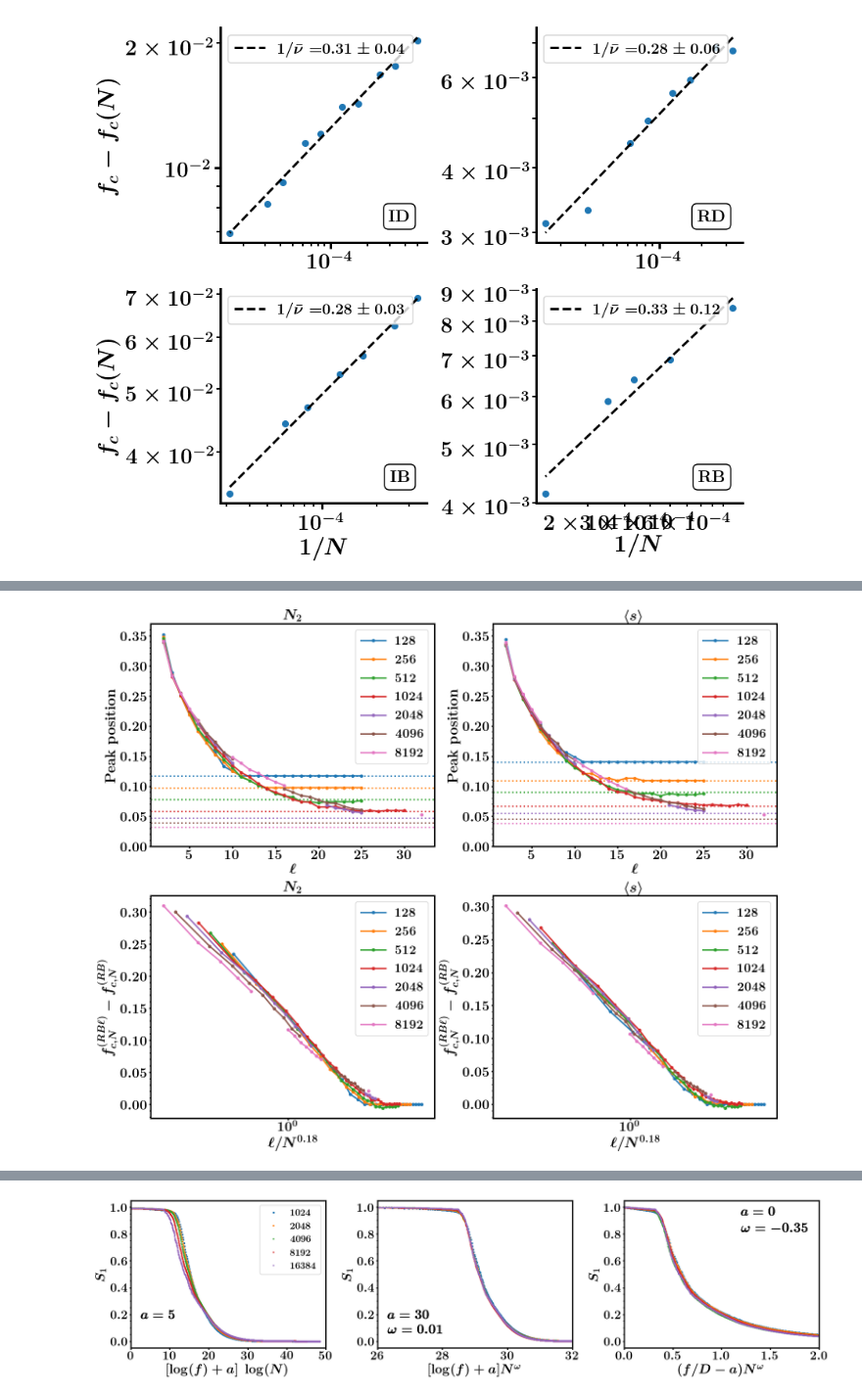
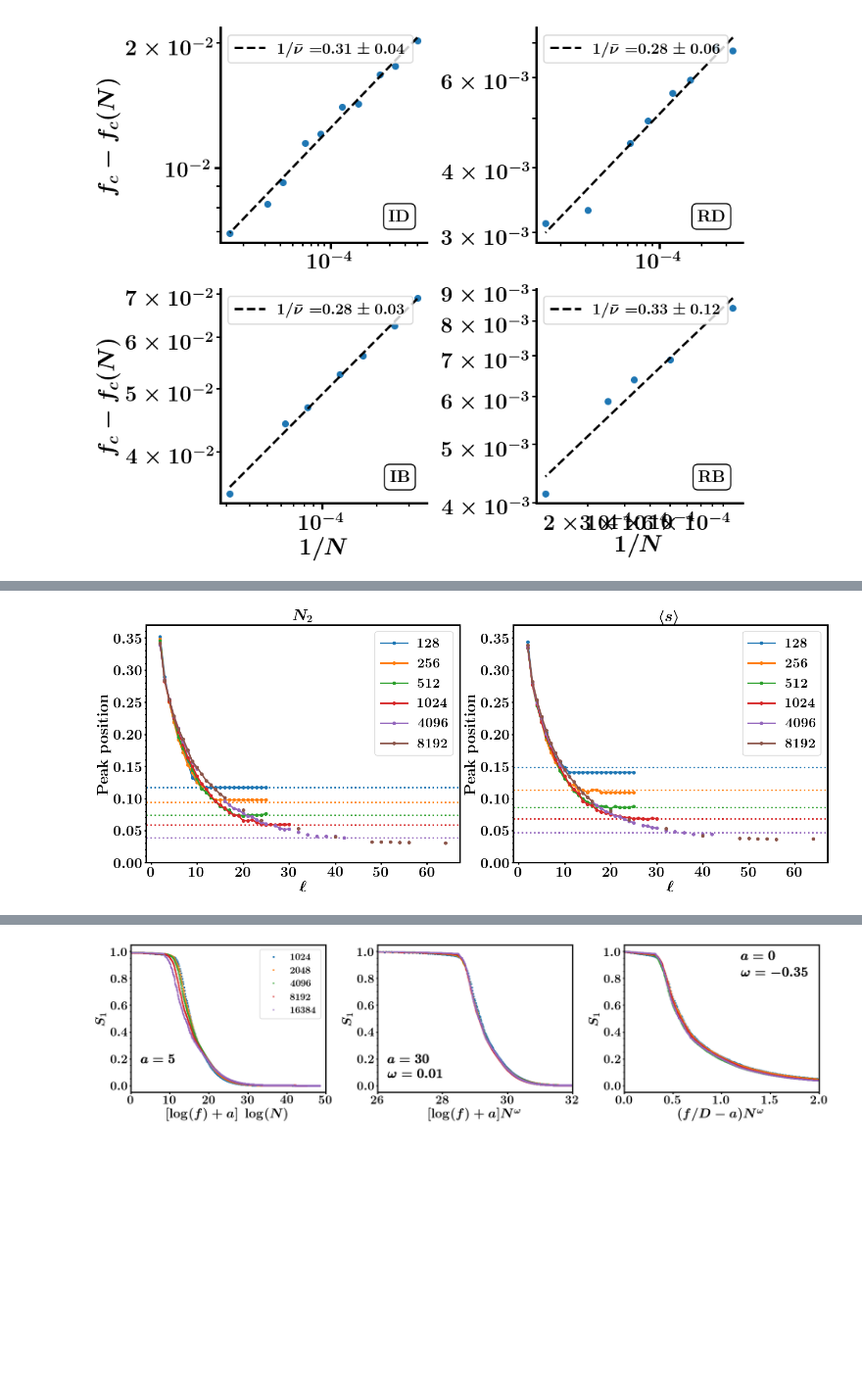
Before and after one commit to nahuelalmeira/dismantlingScaling, a Jupyter notebook: python/Figs_planar.ipynb, the cells around one changed output, grey strips where cells are left out. Shown at 98% size. Saved outputs shown, nothing was run; the diff lists cells and outputs as text; code cells hidden in the pictures; blank space fills up the shorter version.

```diff
--- a/python/Figs_planar.ipynb
+++ b/python/Figs_planar.ipynb
@@ -847,6 +475,0 @@ attacks = [
-# %%
-all_comp_sizes_dict = {}
-comp_dist_log = {}
-for attack in attacks:
-    comp_dist_log[attack] = {}
-    all_comp_sizes_dict[attack] = {}
@@ -1492,13 +593,0 @@ for N in N_values:
-# %%
-N_values = [128, 256, 512, 1024, 2048, 4096, 8192, 16384]
-#N_values = [16384]
-iterations = 10
-meanl_values = {}
-for N in N_values:
-    meanls = np.zeros(iterations)
-    for i in range(iterations):
-        g = create_proximity_graph('PDT', N=N)
-        meanl = g.average_path_length(directed=False)
-        meanls[i] = meanl
-    print(N, meanls.mean())
-    meanl_values[N] = meanls
@@ -1564,7 +664,7 @@ net_type = 'DT'
 param = 'param'
 #attacks = ['BtwU_cutoff{}'.format(i) for i in range(2, 6)]
 n_seeds = 10000
-N_values = [128, 256, 512, 1024, 2048, 4096, 8192]
+N_values = [128, 256, 512, 1024, 4096, 8192]
 Bi_range = np.arange(2, 70)
 measures = ['Nsec',  'meanS']
 peak_positions = {}
@@ -1577,88 +677,59 @@ for measure in measures:
         for l in Bi_range:
             attack = 'BtwU_cutoff{}'.format(l)
             try:
-                df = load_dataframe(attack, N, param, net_type=net_type, fast=True, n_seeds=n_seeds)
-                idx = df[measure].idxmax()
-                peak_pos = df.f[idx]
-            except:
+                df = load_dataframe(net_type, N, param, attack)
                 try:
-                    df = load_dataframe(attack, N, param, net_type=net_type, fast=True, n_seeds=n_seeds//10)
                     idx = df[measure].idxmax()
                     peak_pos = df.f[idx]
                 except:
-                    peak_pos = np.NaN
+                    print(df[measure])
+                    print(attack, N)
+                    raise
+
+            except FileNotFoundError:
+                peak_pos = np.NaN
 
 
             peak_positions[measure][N].append(peak_pos)
         attack = 'BtwU'
         try:
-            df = load_dataframe(attack, N, param, net_type=net_type, fast=True, n_seeds=n_seeds)
-        except:
-            pass
-        try:
-            df = load_dataframe(attack, N, param, net_type=net_type, fast=True, n_seeds=n_seeds//10)
-        except:
-             pass
-        #    df = load_dataframe(attack, N, param, net_type=net_type, fast=True, n_seeds=n_seeds//100)
-
-        idx = df[measure].idxmax()
-        peak_pos = df.f[idx]
-        peak_positions_inf[measure][N] = peak_pos
+            df = load_dataframe(net_type, N, param, attack, min_nseeds=10000)
+            idx = df[measure].idxmax()
+            peak_pos = df.f[idx]
+            peak_positions_inf[measure][N] = peak_pos
+        except FileNotFoundError:
+            peak_positions_inf[measure][N] = np.NaN
 
 
 ncols = 2
-nrows = 2
-fig, all_axes = plt.subplots(figsize=(10*ncols,8*nrows), ncols=ncols, nrows=nrows)
+nrows = 1
+fig, axes = plt.subplots(figsize=(10*ncols,8*nrows), ncols=ncols, nrows=nrows)
 
-axes = all_axes[0]
 for j, measure in enumerate(measures):
     ax = axes[j]
     #ax.set_xlim(1, 5)
     #ax.set_ylim(0.2, 0.3)
     ax.set_ylim(0, 0.37)
     ax.set_xlabel(r'$\ell$')
     ax.set_ylabel(r'$\mathrm{Peak\;position}$')
     ax.set_title(measures_dict[measure], fontsize=30)
     for i, N in enumerate(N_values):
         #ax.set_yscale('log')
         #ax.set_xscale('log')
         #ax.axvline(diameters[i], linestyle='--', color=colors[i])
         ax.plot(Bi_range, peak_positions[measure][N], 'o-',
         #ax.plot(Bi_range, peak_positions[measure][N]-peak_positions_inf[measure][N], 'o-',
                 color=colors[i], label=r'${{{}}}$'.format(N))
         #ax.scatter(0, meanS_peak_positions_inf[measure][N], color=colors[i])
         ax.axhline(peak_positions_inf[measure][N], linestyle=':', color=colors[i])
     ax.legend()
 
-axes = all_axes[1]
-for j, measure in enumerate(measures):
-    ax = axes[j]
-    #ax.set_xlabel(r'$\ell/D$')
-    ax.set_xlabel(r'$\ell/N^{0.18}$')
-    #ax.set_ylabel(r'$\mathrm{Relative\;peak\;position}$')
-    ax.set_ylabel(r'$f^{(RB\ell)}_{c,N} - f^{(RB)}_{c,N}$')
-    ax.set_title(measures_dict[measure], fontsize=30)
-    for i, N in enumerate(N_values):
-        #ax.set_yscale('log')
-        ax.set_xscale('log')
-        ax.plot(#Bi_range/diameters[i],
-                #Bi_range/np.sqrt(N),
-                (Bi_range-0.5)/N**0.25,
-                peak_positions[measure][N] - peak_positions_inf[measure][N], 'o-',
-                #peak_positions[measure][N], 'o-',
-        #ax.plot((peak_positions[measure][N] - peak_positions_inf[measure][N]),
-        #        Bi_range/d_values[N].mean(), 'o-',
-                color=colors[i], label=r'${{{}}}$'.format(N))
-    X = np.logspace(-1, 0)
-    #ax.plot(X, -np.log(1*X)/8, ':', color='k')
-    ax.legend()
-
 plt.tight_layout()
 fig_name = os.path.join(fig_dir, 'peak_shifting_RBl_{}'.format(net_type))
 plt.savefig(fig_name + '.png')
 plt.savefig(fig_name + '.pdf')
 
 plt.tight_layout()
 plt.show()
 # %% [output]
-[figure, old version]
+[figure, new version]
```
Also changed, not shown: parts of 25 cells of this notebook, 10 other files.
